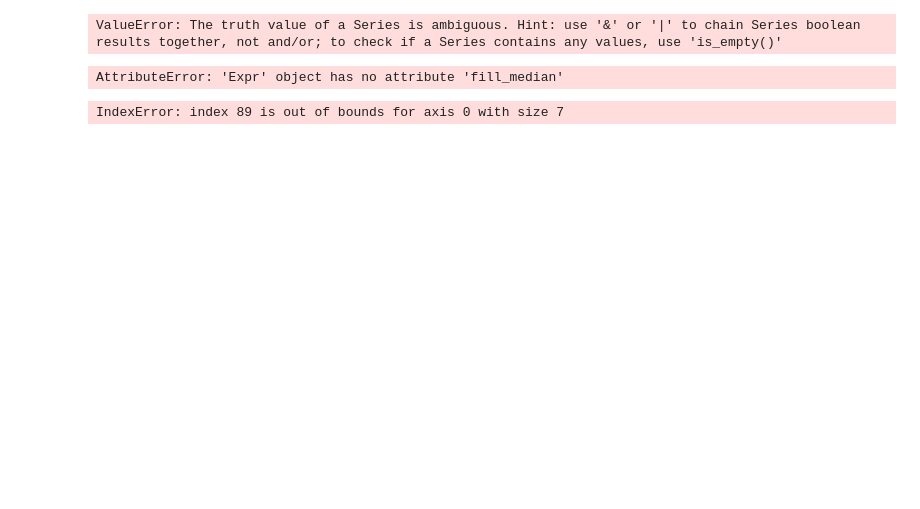
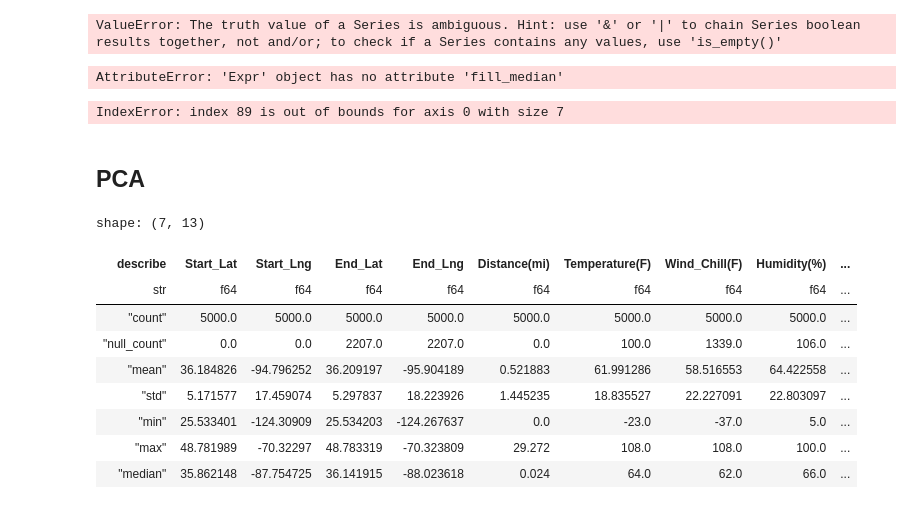
Before and after one commit to cosimop2000/BDMG-vehicle-accidents, a Jupyter notebook: workflows/vehicle-accident-polars.ipynb, the cells around one changed output. Drawn from its saved outputs; the diff is of its cells as text; code cells hidden in the pictures; blank space fills up the shorter version.

```diff
--- a/workflows/vehicle-accident-polars.ipynb
+++ b/workflows/vehicle-accident-polars.ipynb
@@ -609,3 +609,24 @@ accident_data_reduced =accident_data_reduced.with_columns([
     pl.lit(accident_data_median[:, i]).alias(column)
     for i, column in enumerate(columns)
 ])
+# %% [markdown]
+## PCA
+# %%
+accident_data = pl.read_csv(r'C:\Users\sarap\Desktop\BDMG-vehicle-accidents\datasets\test\sample.csv')
+# %%
+numerical = ['Start_Lat', 'Start_Lng', 'End_Lat', 'End_Lng', 'Distance(mi)', 'Temperature(F)', 'Wind_Chill(F)', 'Humidity(%)', 'Pressure(in)', 'Visibility(mi)','Wind_Speed(mph)', 'Precipitation(in)']
+# %%
+accident_sample = accident_data[numerical].sample(int(len(accident_data)/100))
+# %%
+accident_sample.describe()
+# %% [output]
+shape: (7, 13)
+| describe | Start_Lat | Start_Lng | End_Lat | End_Lng | Distance(mi) | Temperature(F) | Wind_Chill(F) | Humidity(%) | ... |
+| str | f64 | f64 | f64 | f64 | f64 | f64 | f64 | f64 | ... |
+| "count" | 5000.0 | 5000.0 | 5000.0 | 5000.0 | 5000.0 | 5000.0 | 5000.0 | 5000.0 | ... |
+| "null_count" | 0.0 | 0.0 | 2207.0 | 2207.0 | 0.0 | 100.0 | 1339.0 | 106.0 | ... |
+| "mean" | 36.184826 | -94.796252 | 36.209197 | -95.904189 | 0.521883 | 61.991286 | 58.516553 | 64.422558 | ... |
+| "std" | 5.171577 | 17.459074 | 5.297837 | 18.223926 | 1.445235 | 18.835527 | 22.227091 | 22.803097 | ... |
+| "min" | 25.533401 | -124.30909 | 25.534203 | -124.267637 | 0.0 | -23.0 | -37.0 | 5.0 | ... |
+| "max" | 48.781989 | -70.32297 | 48.783319 | -70.323809 | 29.272 | 108.0 | 108.0 | 100.0 | ... |
+| "median" | 35.862148 | -87.754725 | 36.141915 | -88.023618 | 0.024 | 64.0 | 62.0 | 66.0 | ... |
```
Also changed, not shown: parts of 6 cells of this notebook, 2 other files.
